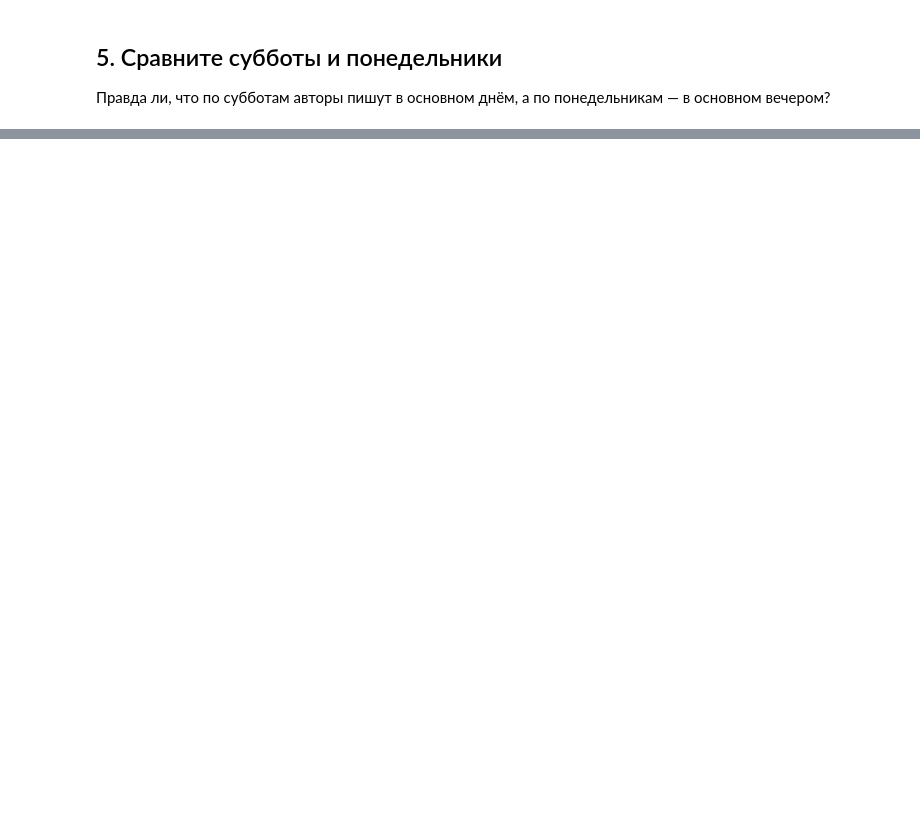
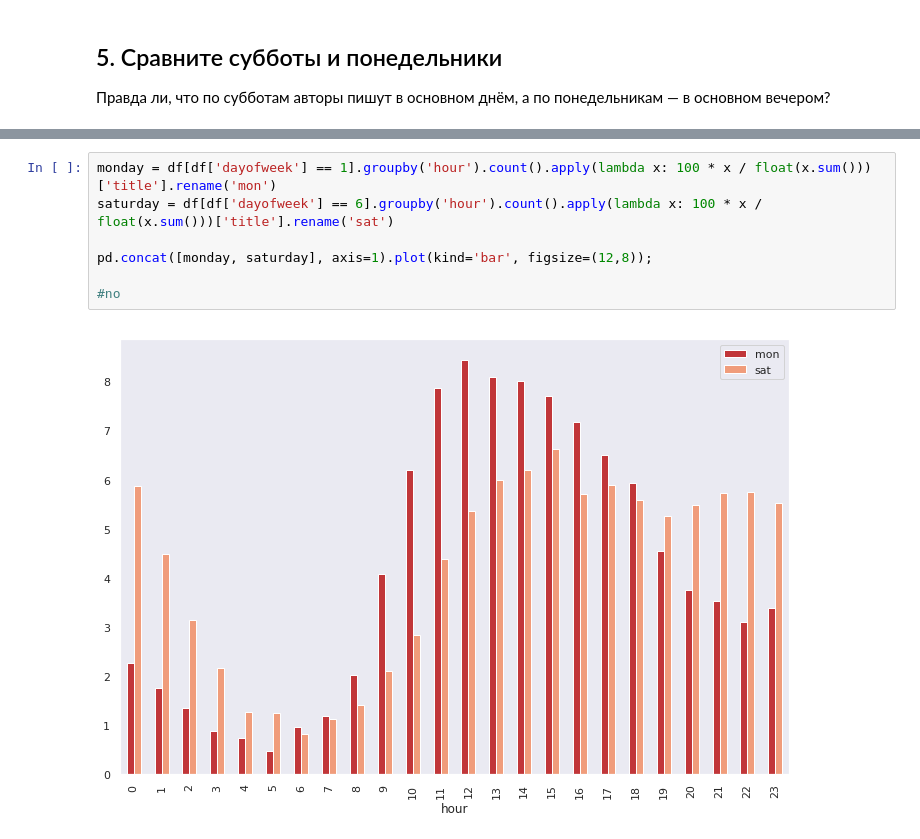
Before and after one commit to kanshi255/ods2018, a Jupyter notebook: zakharov_assignment02_habr_visual_analysis.ipynb, the cells around one changed output, grey strips where cells are left out. Saved outputs shown, nothing was run; the diff lists cells and outputs as text; blank space fills up the shorter version.

```diff
--- a/zakharov_assignment02_habr_visual_analysis.ipynb
+++ b/zakharov_assignment02_habr_visual_analysis.ipynb
@@ -195,0 +186,9 @@ df[df['dayofweek'].isin([1,6])].pivot_table(index='hour', values='title', aggfun
+# %%
+monday = df[df['dayofweek'] == 1].groupby('hour').count().apply(lambda x: 100 * x / float(x.sum()))['title'].rename('mon')
+saturday = df[df['dayofweek'] == 6].groupby('hour').count().apply(lambda x: 100 * x / float(x.sum()))['title'].rename('sat')
+
+pd.concat([monday, saturday], axis=1).plot(kind='bar', figsize=(12,8));
+
+#no
+# %% [output]
+[figure, added]
```
Also changed, not shown: parts of 4 cells of this notebook.
